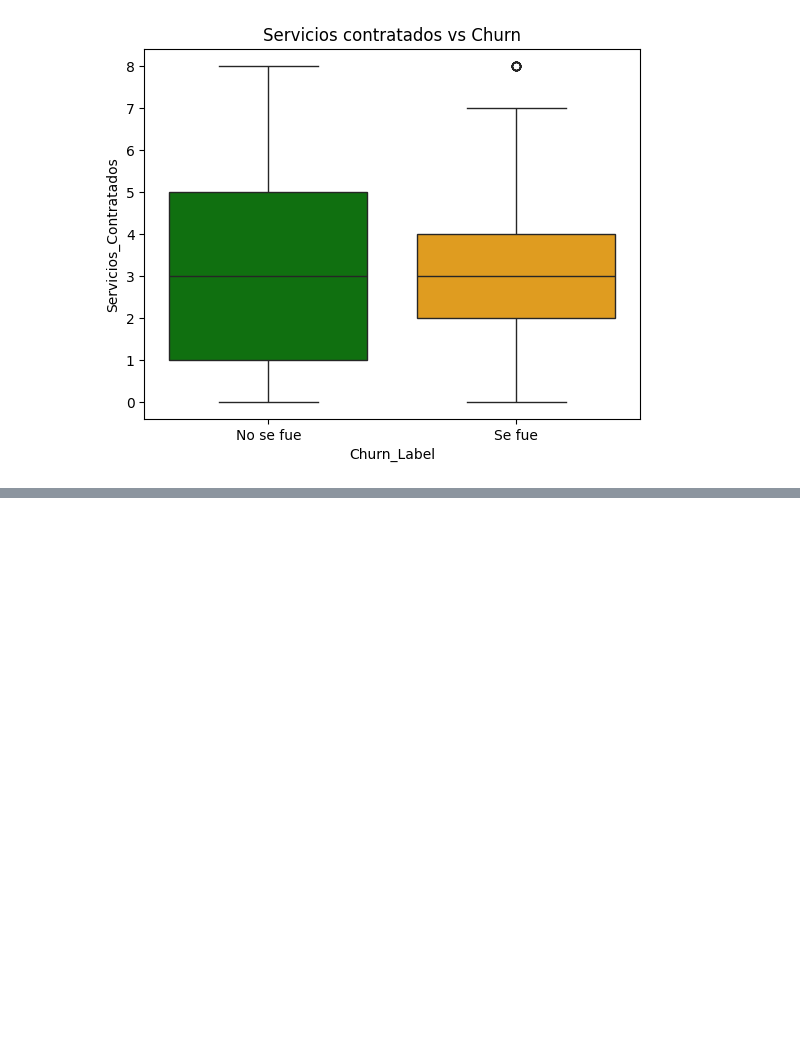
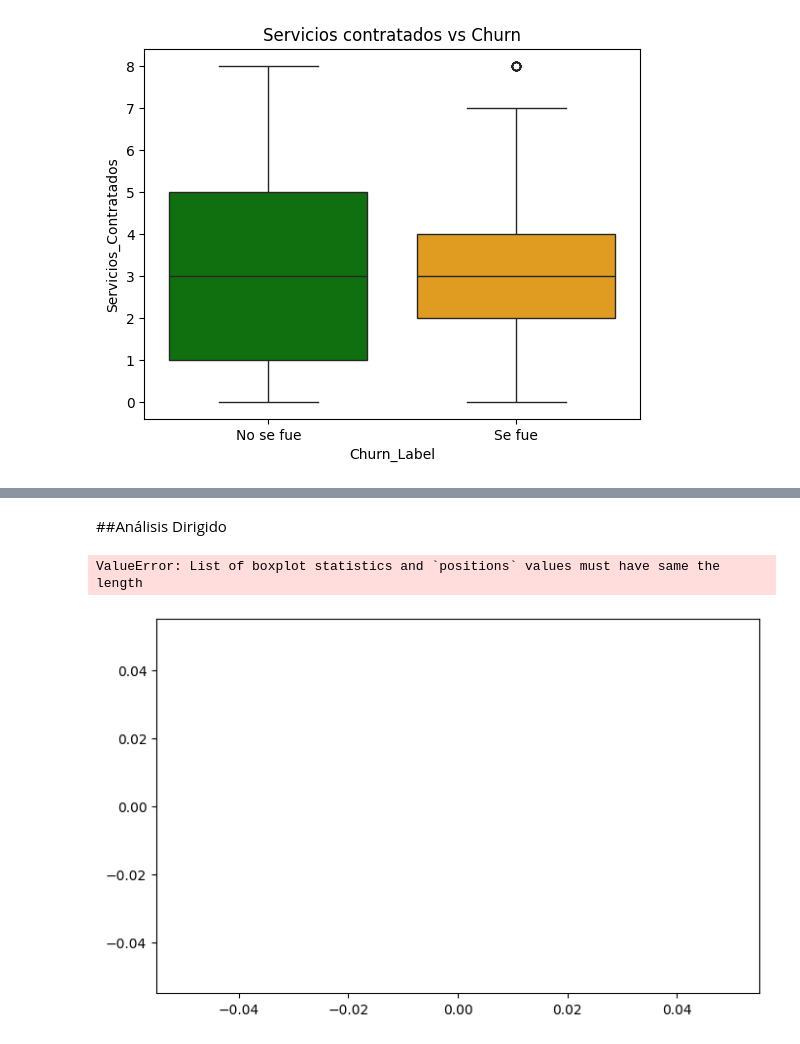
Before and after one commit to MadridVP/Challenge_Telecom-X-Parte-2-Predicci-n-de-Cancelaci-n-Churn-, a Jupyter notebook: Challenge_ONE_Data_Science_Telecom_X1_VM.ipynb, the cells around one changed output, grey strips where cells are left out. Drawn from its saved outputs; the diff is of its cells as text; code cells hidden in the pictures; blank space fills up the shorter version.

```diff
--- a/Challenge_ONE_Data_Science_Telecom_X1_VM.ipynb
+++ b/Challenge_ONE_Data_Science_Telecom_X1_VM.ipynb
@@ -531,0 +634,30 @@ Passing `palette` without assigning `hue` is deprecated and will be removed in v
+# %%
+import pandas as pd
+import numpy as np
+
+# 1) QUITAR columnas que no ayudan (IDs, derivados)
+df = df.drop(columns=["customerID", "Cargo_Diario"], errors="ignore")
+
+# 2) ASEGURAR que la columna objetivo exista y sea 0/1
+#    Ajusta el nombre si tu target fuera distinto a "Churn"
+y = df["Churn"].copy()
+
+# Si está como texto, lo mapeamos a 0/1
+if y.dtype == "O":
+    y = y.replace({
+        "Yes": 1, "No": 0,
+        "Se fue": 1, "No se fue": 0,
+        "Canceló": 1, "Activo": 0
+    })
+
+# Por si quedan valores raros, intentamos convertir a número
+y = pd.to_numeric(y, errors="coerce")
+# Quitamos filas sin target válido
+mask = ~y.isna()
+df = df.loc[mask].reset_index(drop=True)
+y  = y.loc[mask].astype(int).reset_index(drop=True)
+
+print("Balance de clases (conteo):")
+print(y.value_counts())
+print("\nBalance de clases (proporción):")
+print(y.value_counts(normalize=True).round(3))
@@ -531,0 +881,17 @@ Passing `palette` without assigning `hue` is deprecated and will be removed in v
+# %% [markdown]
+##Análisis Dirigido
+# %%
+df["Churn"] = df["Churn"].map({"Yes":1, "No":0, "Se fue":1, "No se fue":0})
+# %%
+import matplotlib.pyplot as plt
+import seaborn as sns
+
+plt.figure(figsize=(8,5))
+sns.boxplot(x="Churn", y="customer.tenure", data=df)
+plt.title("Tiempo de contrato vs Cancelación")
+plt.xlabel("Churn (0 = No canceló, 1 = Canceló)")
+plt.ylabel("Meses de contrato (tenure)")
+plt.show()
+# %% [output]
+ValueError: List of boxplot statistics and `positions` values must have same the length
+[figure, added]
```
Also changed, not shown: parts of 51 cells of this notebook.
